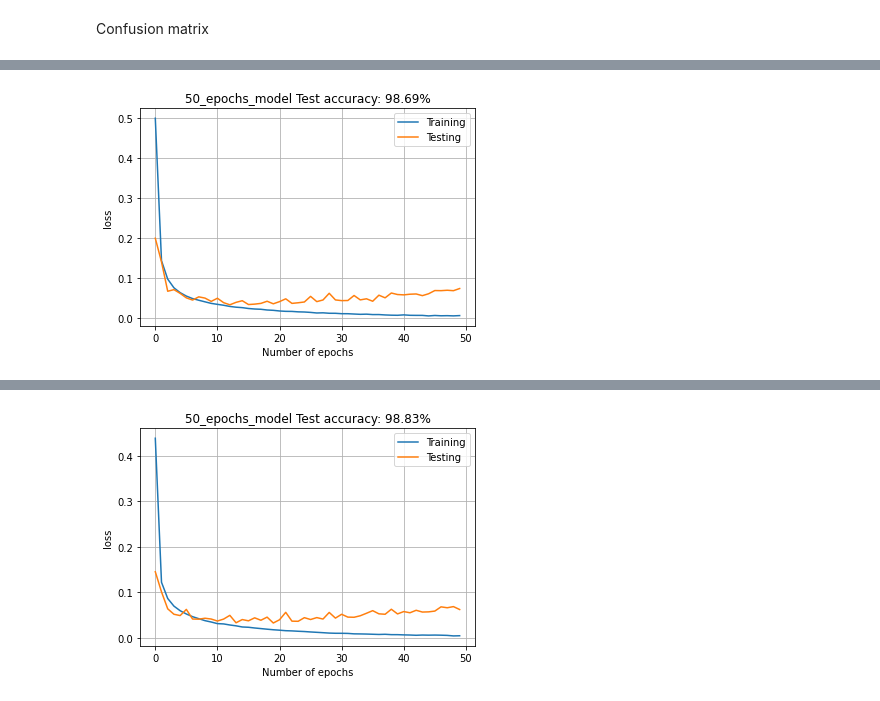
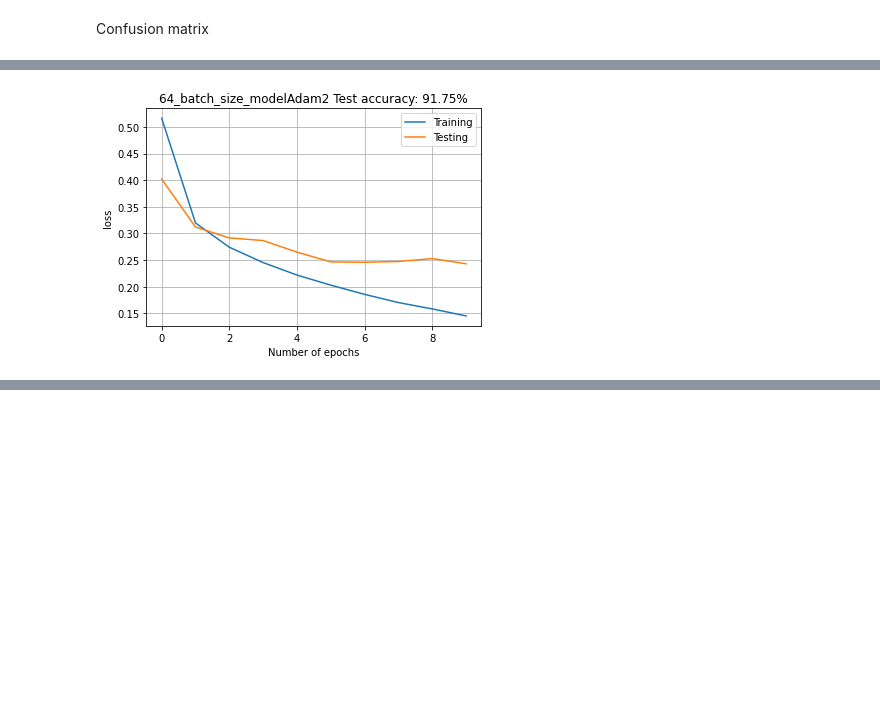
Before and after one commit to Nelson-Jnrnd/ARN_L4, a Jupyter notebook: notebooks/Fashion.ipynb, the cells around one changed output, grey strips where cells are left out. Drawn from its saved outputs; the diff is of its cells as text; code cells hidden in the pictures; blank space fills up the shorter version.

```diff
--- a/notebooks/Fashion.ipynb
+++ b/notebooks/Fashion.ipynb
@@ -210,30 +308,33 @@ Confusion matrix
 # %%
 l0 = Input(shape=(height, width, 1), name='l0')
 
-l1 = Conv2D(9, (5, 5), padding='same', activation='relu', name='l1')(l0)
+l1 = Conv2D(32, (3, 3), padding='same', activation='relu', name='l1')(l0)
 l1_mp = MaxPooling2D(pool_size=(2, 2), name='l1_mp')(l1)
 
-l2 = Conv2D(9, (5, 5), padding='same', activation='relu', name='l2')(l1_mp)
+
+l2 = Conv2D(32, (3, 3), padding='same', activation='relu', name='l2')(l1_mp)
 l2_mp = MaxPooling2D(pool_size=(2, 2), name='l2_mp')(l2)
 
-l3 = Conv2D(16, (3, 3), padding='same', activation='relu', name='l3')(l2_mp)
+
+l3 = Conv2D(64, (3, 3), padding='same', activation='relu', name='l3')(l2_mp)
 l3_mp = MaxPooling2D(pool_size=(2, 2), name='l3_mp')(l3)
+
 
 flat = Flatten(name='flat')(l3_mp)
 
-l4 = Dense(25, activation='relu', name='l4')(flat)
+l4 = Dense(128, activation='relu', name='l4')(flat)
 
 l5 = Dense(n_classes, activation='softmax', name='l5')(l4)
 
 model = Model(inputs=l0, outputs=l5)
 
-batch_size = 128
-n_epoch = 50
+batch_size = 64
+n_epoch = 10
 
-model.compile(loss='categorical_crossentropy', optimizer=RMSprop(), metrics=['accuracy'])
+model.compile(loss='categorical_crossentropy', optimizer=Adam(), metrics=['accuracy'])
 history = model.fit(X_train, Y_train, batch_size=batch_size, epochs=n_epoch, verbose=1, validation_data=(X_test, Y_test))
 
-title = '50_epochs_model'
+title = '64_batch_size_modelAdam2'
 
 measure_model_perf(model, X_test, Y_test, history, title)
 # %% [output]
@@ -257 +358 @@ Epoch 50/50
-[figure, old version]
+[figure, new version]
@@ -275 +358,0 @@ Epoch 50/50
-[figure, removed]
```
Also changed, not shown: parts of 13 cells of this notebook, 14 other files.
